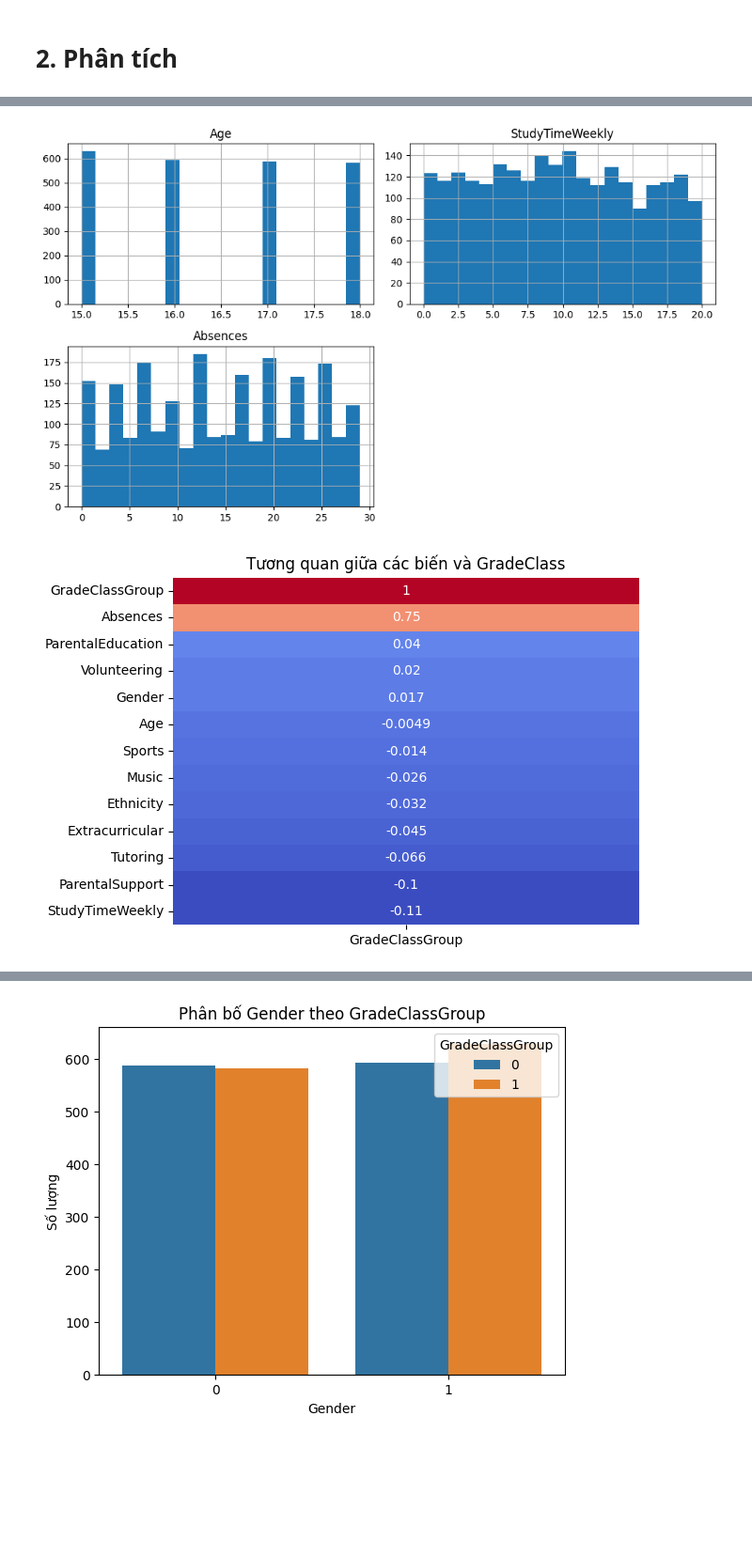
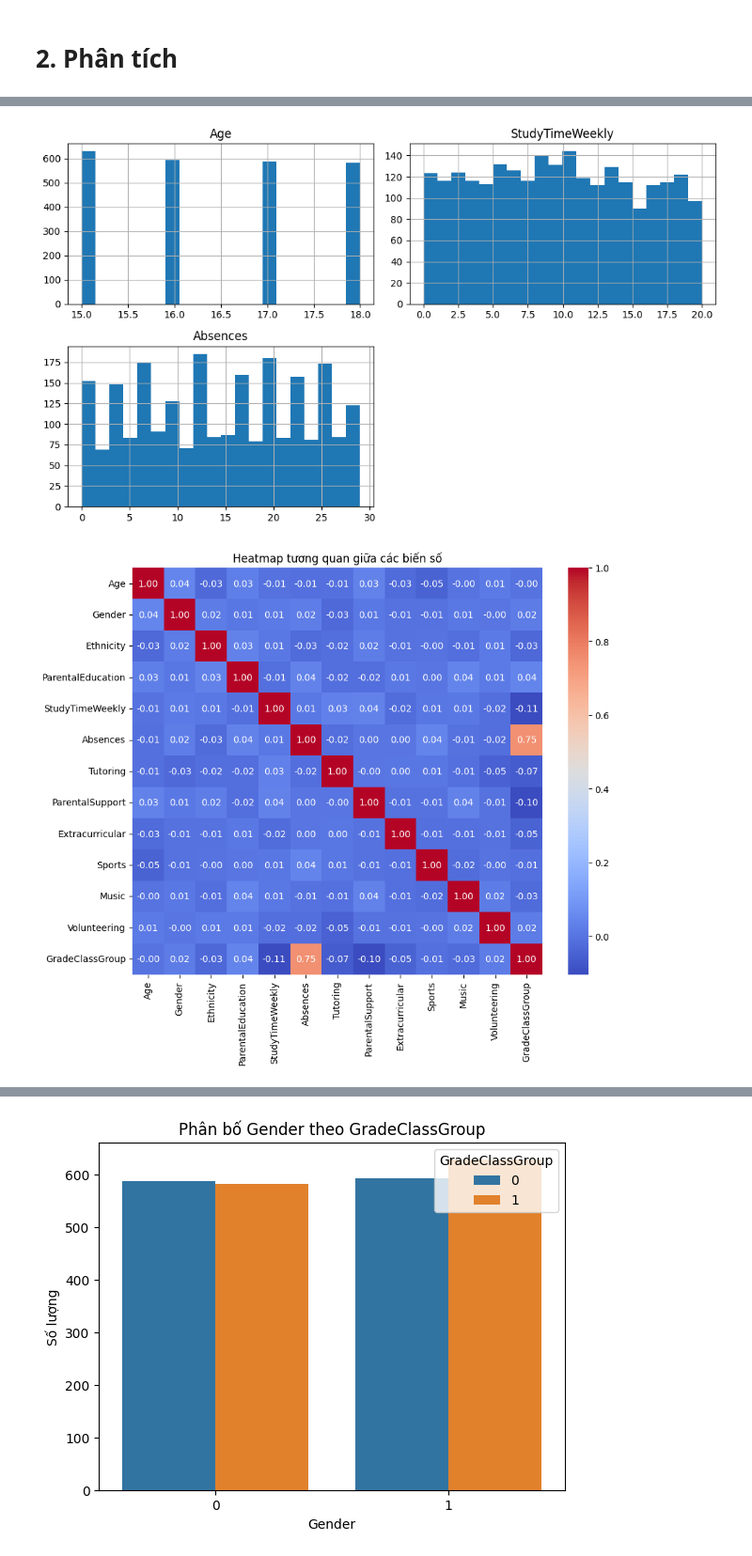
Before and after one commit to huyvanzzz/Predicting-Student-Academic-Performance-Using-Machine-Learning, a Jupyter notebook: Prediction.ipynb, the cells around one changed output, grey strips where cells are left out. Shown at 94% size. Drawn from its saved outputs; the diff is of its cells as text; code cells hidden in the pictures; blank space fills up the shorter version.

```diff
--- a/Prediction.ipynb
+++ b/Prediction.ipynb
@@ -61,7 +63,5 @@ GradeClass           0
 dtype: int64
 # %%
-# Tạo cột mới để phân loại GradeClass
-df['GradeClassGroup'] = df['GradeClass'].apply(lambda x: 1 if x == 4.0 else 0)
 df = df.drop(columns=["StudentID", "GPA", "GradeClass"])
 df.describe()
 # %% [output]
@@ -79,38 +79,41 @@ df.describe()
 # %%
 # 1. Phân phối của nhãn (GradeClassGroup)
 df['GradeClassGroup'].value_counts().sort_index().plot(kind='bar')
 plt.title("Số lượng mỗi lớp GradeClassGroup")
 plt.xlabel("Lớp")
 plt.ylabel("Số lượng")
 plt.show()
 
 # 2. Biểu đồ histogram cho các biến số liên tục
 num_cols = ['Age', 'StudyTimeWeekly', 'Absences']
 df[num_cols].hist(bins=20, figsize=(10, 6))
 plt.tight_layout()
 plt.show()
 
-# 3. Heatmap tương quan giữa các biến số
-corr_with_target = df.corr(numeric_only=True)['GradeClassGroup'].sort_values(ascending=False)
-# Vẽ heatmap chỉ với tương quan tới GradeClassGroup
-sns.heatmap(corr_with_target.to_frame(), annot=True, cmap='coolwarm', cbar=False)
-plt.title("Tương quan giữa các biến và GradeClass")
+
+# Tính ma trận tương quan cho toàn bộ biến số
+corr_matrix = df.corr(numeric_only=True)
+
+# Vẽ heatmap
+plt.figure(figsize=(10,8))  # điều chỉnh size cho dễ nhìn
+sns.heatmap(corr_matrix, annot=True, cmap='coolwarm', fmt=".2f")
+plt.title("Heatmap tương quan giữa các biến số")
 plt.show()
 
 # 4. Đếm tần suất các cột phân loại (Gender, Ethnicity,...)
 cat_cols = ['Gender', 'Ethnicity', 'ParentalEducation', 'Tutoring',
             'ParentalSupport', 'Extracurricular', 'Sports', 'Music', 'Volunteering']
 
 for col in cat_cols:
     df[col].value_counts().sort_index().plot(kind='bar')
     plt.title(f"Tần suất của {col}")
     plt.xlabel(col)
     plt.ylabel("Số lượng")
     plt.show()
 # %% [output]
 [figure]
 [figure]
-[figure, old version]
+[figure, new version]
 [figure]
 [figure]
 [figure]
```
Also changed, not shown: parts of 6 cells of this notebook, 4 other files.
